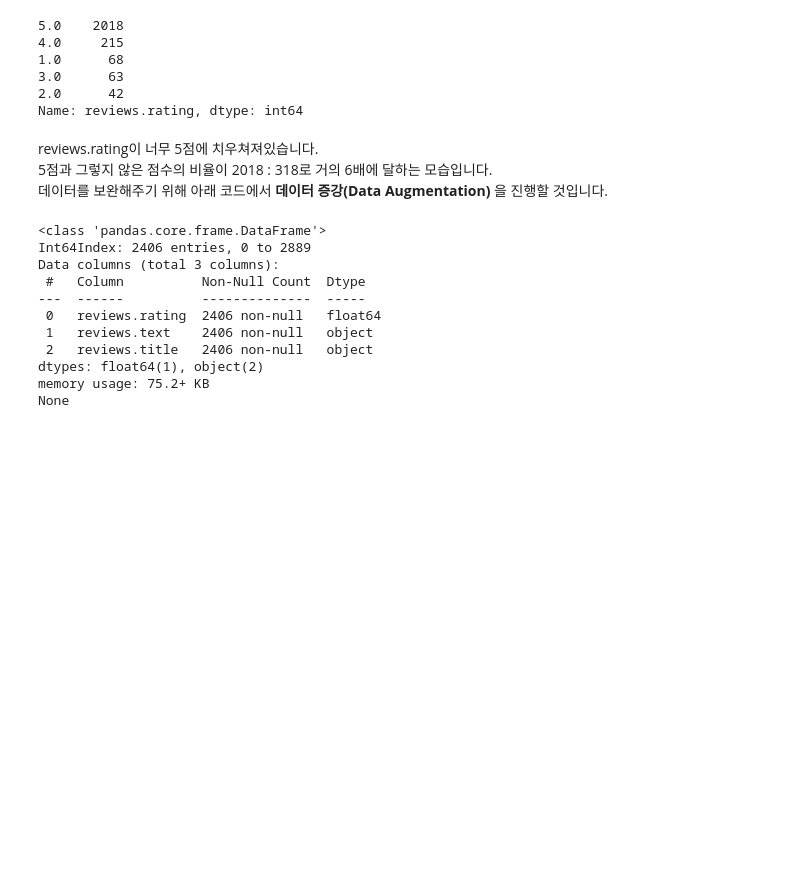
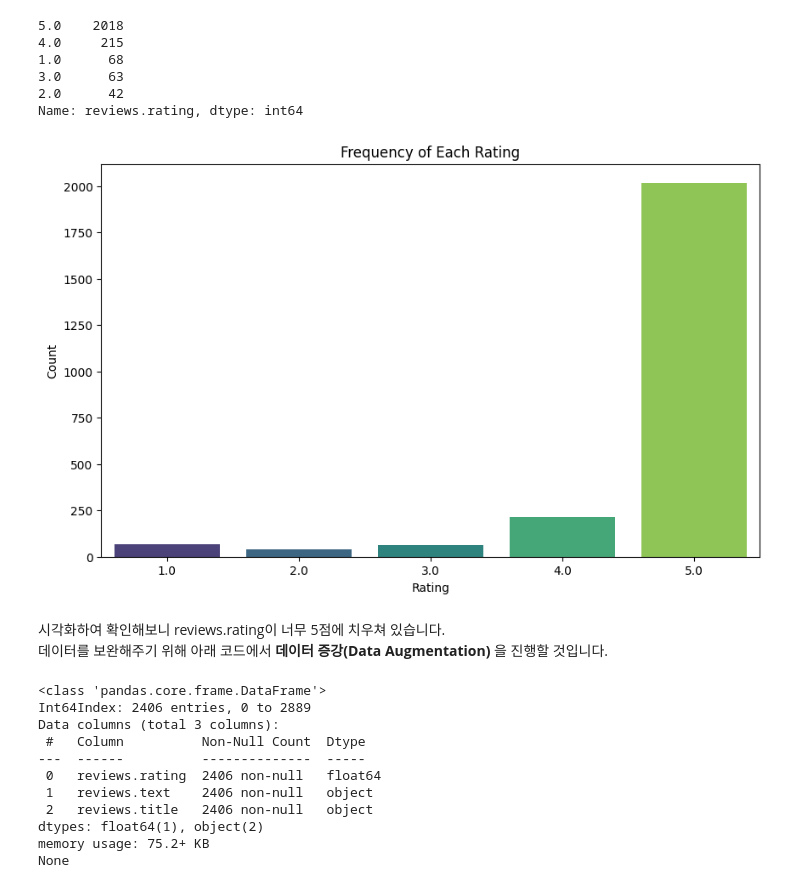
Before and after one commit to Konkuk-Univ-Glocal-Campus/ml202401-final-uiopyt12, a Jupyter notebook: 201921064.ipynb, the cells around one changed output. Saved outputs shown, nothing was run; the diff lists cells and outputs as text; code cells hidden in the pictures; blank space fills up the shorter version.

```diff
--- a/201921064.ipynb
+++ b/201921064.ipynb
@@ -160,9 +119,23 @@ print(df['reviews.rating'].value_counts())
 3.0      63
 2.0      42
 Name: reviews.rating, dtype: int64
+# %%
+import seaborn as sns
+
+# 리뷰 등급의 빈도 수 계산
+rating_counts = df['reviews.rating'].value_counts().sort_index()
+
+# 시각화
+plt.figure(figsize=(10, 6))
+sns.barplot(x=rating_counts.index, y=rating_counts.values, palette='viridis')
+plt.title('Frequency of Each Rating')
+plt.xlabel('Rating')
+plt.ylabel('Count')
+plt.show()
+# %% [output]
+[figure, added]
 # %% [markdown]
-reviews.rating이 너무 5점에 치우쳐져있습니다.
-5점과 그렇지 않은 점수의 비율이 2018 : 318로 거의 6배에 달하는 모습입니다.
+시각화하여 확인해보니 reviews.rating이 너무 5점에 치우쳐 있습니다.
 데이터를 보완해주기 위해 아래 코드에서 **데이터 증강(Data Augmentation)** 을 진행할 것입니다.
 # %%
 print(df.info())
```
Also changed, not shown: parts of 11 cells of this notebook, 1 other file.
